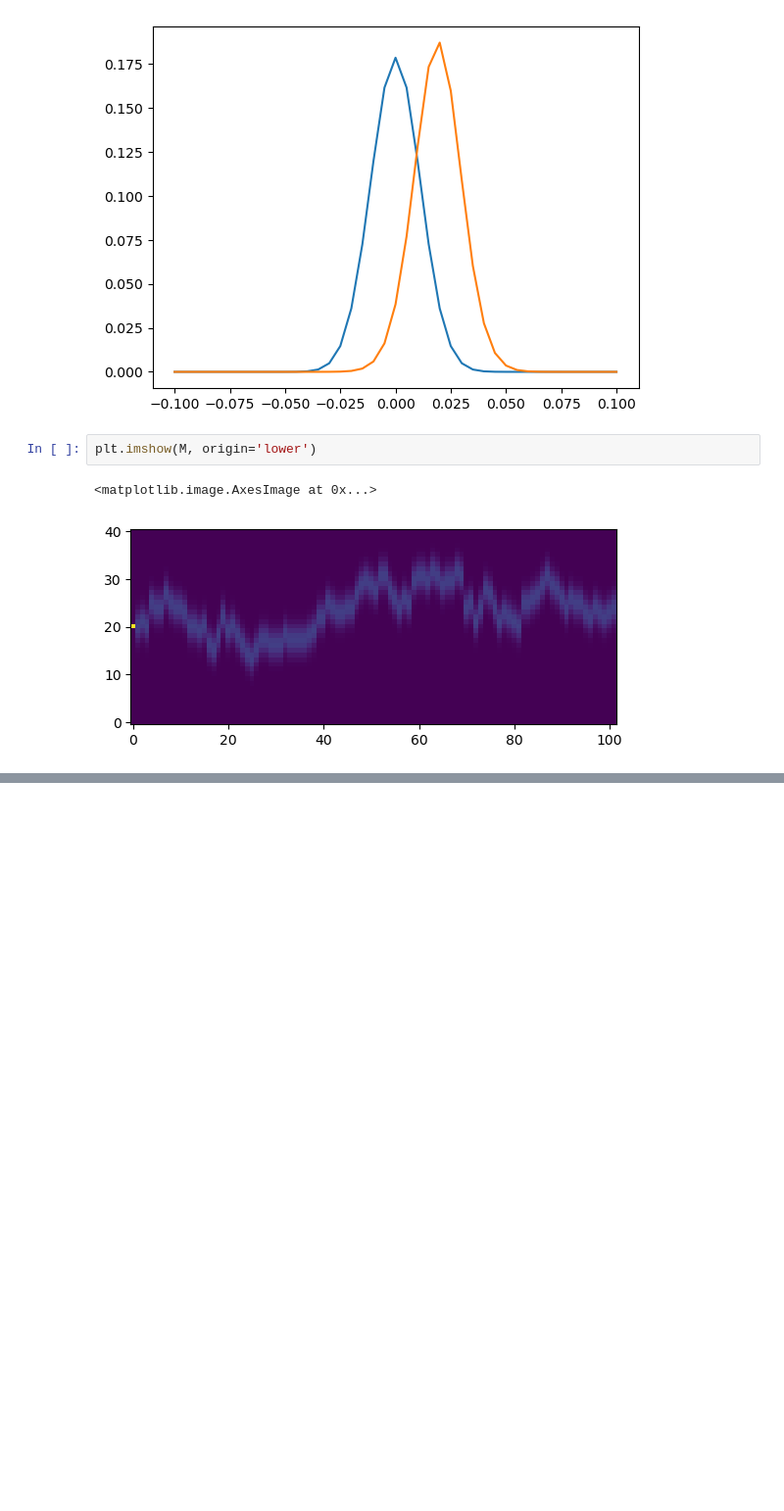
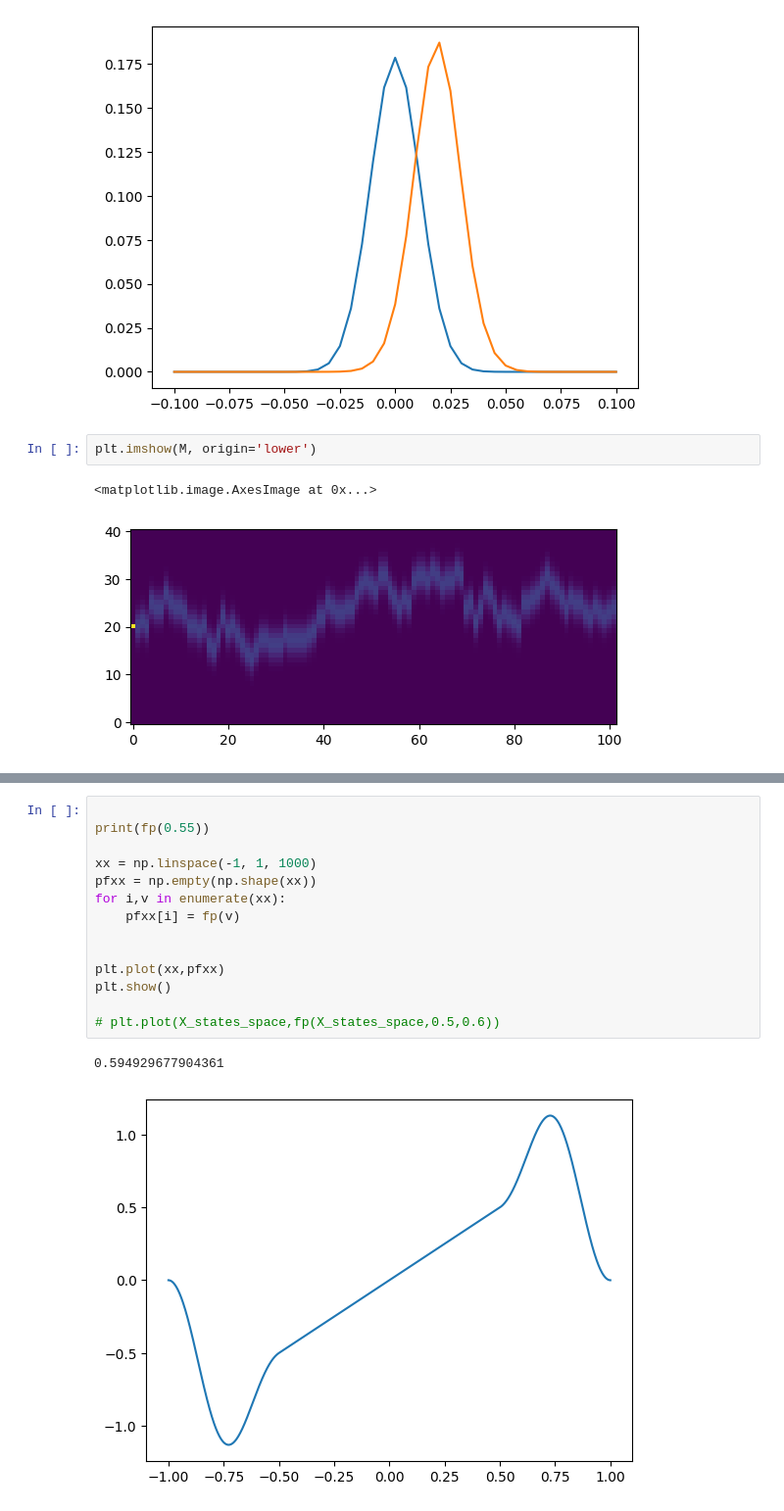
Before and after one commit to JonathanVacher/mca-approx, a Jupyter notebook: sde-mca-approx.ipynb, the cells around one changed output, grey strips where cells are left out. Shown: that part at 98% size. Drawn from its saved outputs; the diff is of its cells as text; blank space fills up the shorter version.

```diff
--- a/sde-mca-approx.ipynb
+++ b/sde-mca-approx.ipynb
@@ -180,0 +252,17 @@ plt.plot(T,X_approx)
+# %%
+
+print(fp(0.55))
+
+xx = np.linspace(-1, 1, 1000)
+pfxx = np.empty(np.shape(xx))
+for i,v in enumerate(xx):
+    pfxx[i] = fp(v)
+
+
+plt.plot(xx,pfxx)
+plt.show()
+
+# plt.plot(X_states_space,fp(X_states_space,0.5,0.6))
+# %% [output]
+0.594929677904361
+[figure, added]
```
Also changed, not shown: parts of 10 cells of this notebook.
